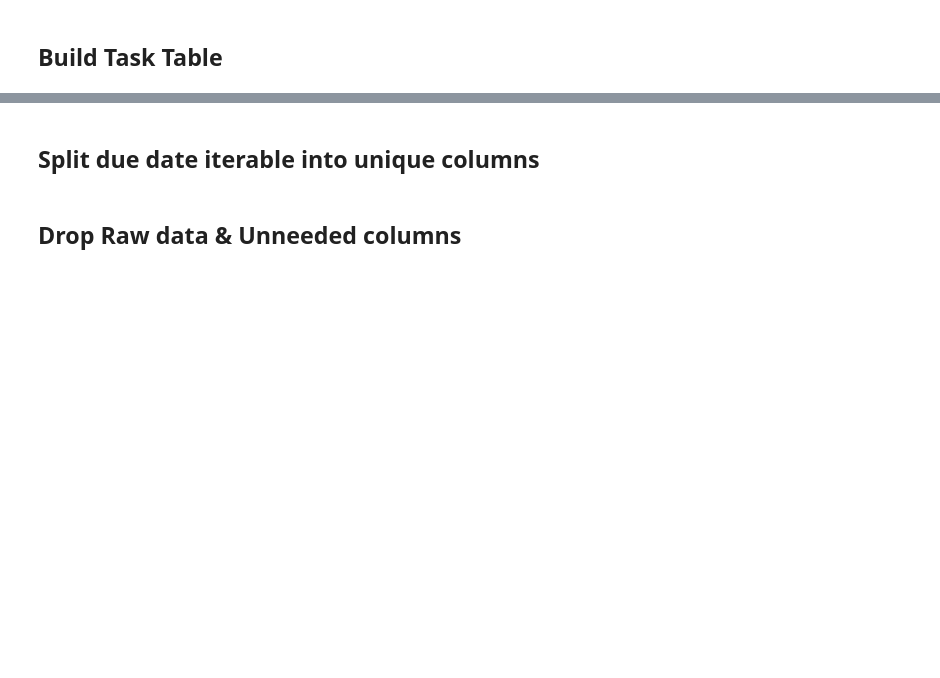
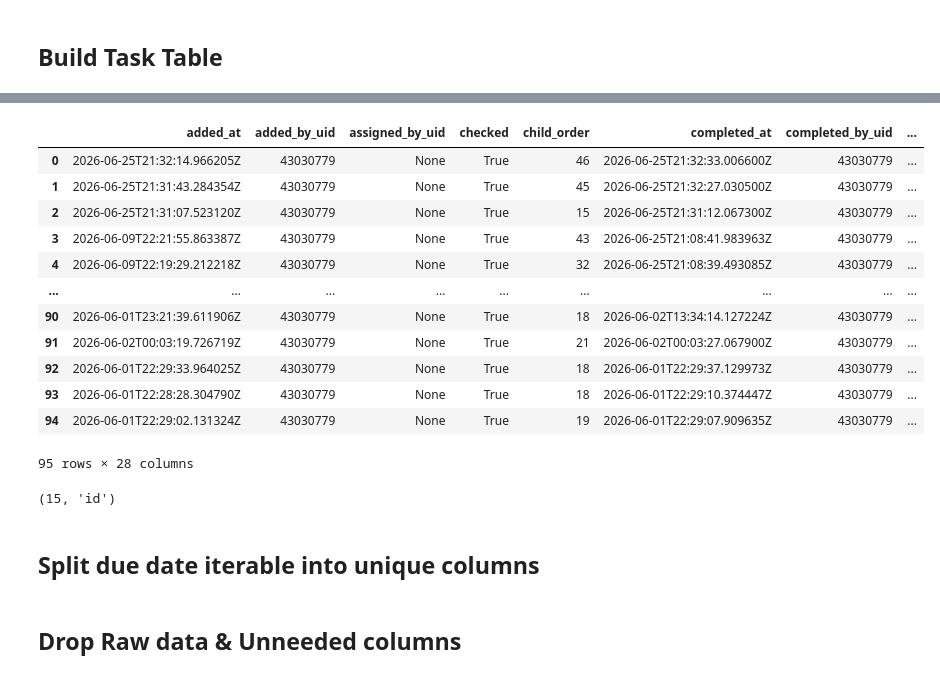
Before and after one commit to avryluy/TaskEnergySystem-ToDoIst, a Jupyter notebook: testing-ground.ipynb, the cells around one changed output, grey strips where cells are left out. Saved outputs shown, nothing was run; the diff lists cells and outputs as text; code cells hidden in the pictures; blank space fills up the shorter version.

```diff
--- a/testing-ground.ipynb
+++ b/testing-ground.ipynb
@@ -162,5 +198,25 @@ task_table = task_table.reset_index(drop=True)
+# %%
+task_table
+# %% [output]
+|  | added_at | added_by_uid | assigned_by_uid | checked | child_order | completed_at | completed_by_uid | ... |
+| 0 | 2026-06-25T21:32:14.966205Z | 43030779 | None | True | 46 | 2026-06-25T21:32:33.006600Z | 43030779 | ... |
+| 1 | 2026-06-25T21:31:43.284354Z | 43030779 | None | True | 45 | 2026-06-25T21:32:27.030500Z | 43030779 | ... |
+| 2 | 2026-06-25T21:31:07.523120Z | 43030779 | None | True | 15 | 2026-06-25T21:31:12.067300Z | 43030779 | ... |
+| 3 | 2026-06-09T22:21:55.863387Z | 43030779 | None | True | 43 | 2026-06-25T21:08:41.983963Z | 43030779 | ... |
+| 4 | 2026-06-09T22:19:29.212218Z | 43030779 | None | True | 32 | 2026-06-25T21:08:39.493085Z | 43030779 | ... |
+| ... | ... | ... | ... | ... | ... | ... | ... | ... |
+| 90 | 2026-06-01T23:21:39.611906Z | 43030779 | None | True | 18 | 2026-06-02T13:34:14.127224Z | 43030779 | ... |
+| 91 | 2026-06-02T00:03:19.726719Z | 43030779 | None | True | 21 | 2026-06-02T00:03:27.067900Z | 43030779 | ... |
+| 92 | 2026-06-01T22:29:33.964025Z | 43030779 | None | True | 18 | 2026-06-01T22:29:37.129973Z | 43030779 | ... |
+| 93 | 2026-06-01T22:28:28.304790Z | 43030779 | None | True | 18 | 2026-06-01T22:29:10.374447Z | 43030779 | ... |
+| 94 | 2026-06-01T22:29:02.131324Z | 43030779 | None | True | 19 | 2026-06-01T22:29:07.909635Z | 43030779 | ... |
+95 rows × 28 columns
 # %%
 id_column = (task_table.columns.get_loc("id"), "id")
+# %%
+id_column
+# %% [output]
+(15, 'id')
 # %% [markdown]
 ## Split due date iterable into unique columns
 # %%
```
Also changed, not shown: parts of 9 cells of this notebook, 3 other files.
